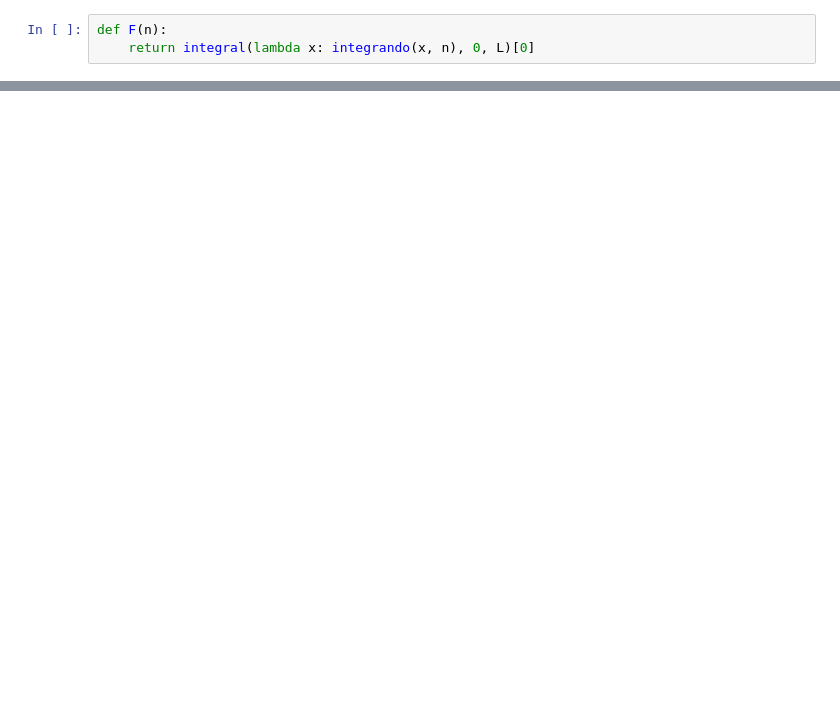
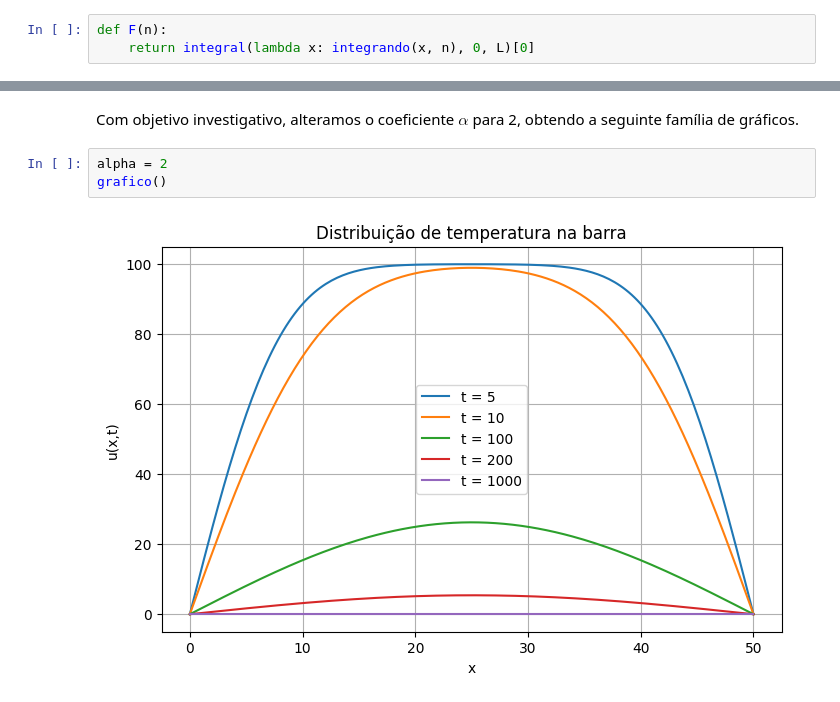
Before and after one commit to Adiel13/Proyecto_grupo3, a Jupyter notebook: Atividade_1_Fundamentos_Matemáticos.ipynb, the cells around one changed output, grey strips where cells are left out. Drawn from its saved outputs; the diff is of its cells as text; blank space fills up the shorter version.

```diff
--- a/Atividade_1_Fundamentos_Matemáticos.ipynb
+++ b/Atividade_1_Fundamentos_Matemáticos.ipynb
@@ -107,0 +130,7 @@ plt.show()
+# %% [markdown]
+Com objetivo investigativo, alteramos o coeficiente $\alpha$ para 2, obtendo a seguinte família de gráficos.
+# %%
+alpha = 2
+grafico()
+# %% [output]
+[figure, added]
```
Also changed, not shown: parts of 22 cells of this notebook.
